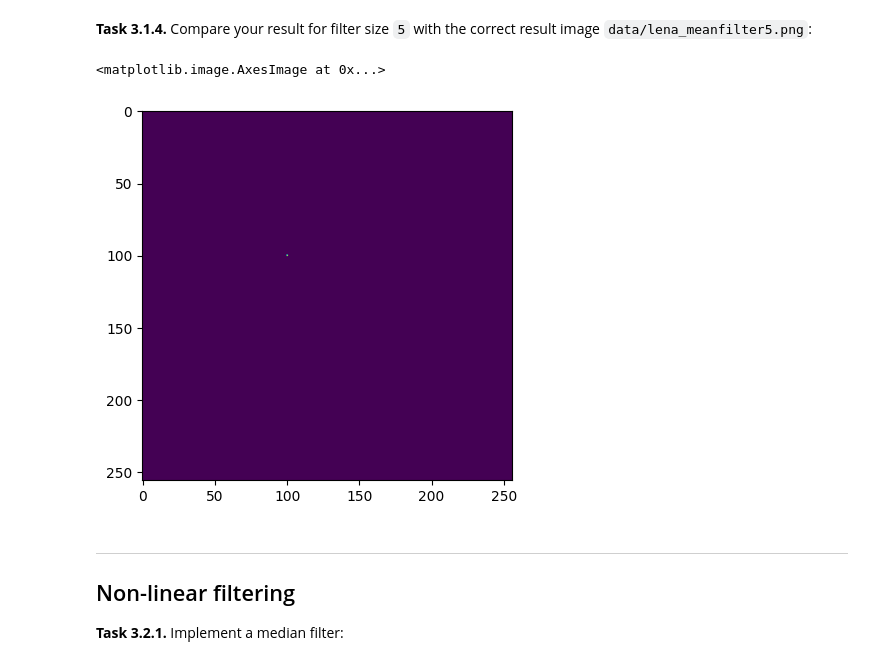
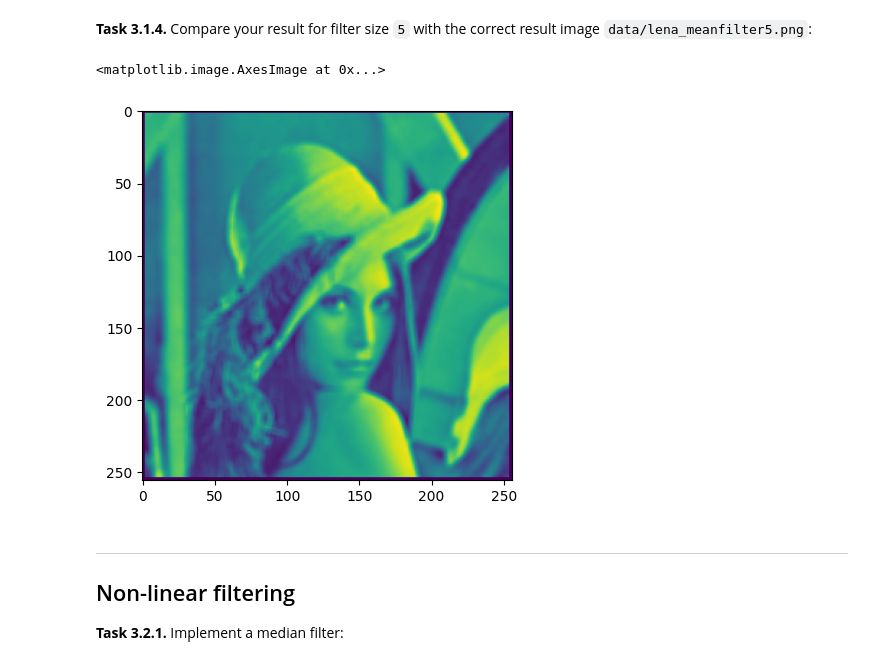
Before and after one commit to N1klasSchmidt/mobi-fs3-python, a Jupyter notebook: task3.ipynb, the cells around one changed output. Drawn from its saved outputs; the diff is of its cells as text; code cells hidden in the pictures.

```diff
--- a/task3.ipynb
+++ b/task3.ipynb
@@ -87,16 +61,11 @@ print(neighborhood_sum/(3**2))
 # %% [markdown]
 **<a id="#">Task 3.1.4.</a>** Compare your result for filter size `5` with the correct result image `data/lena_meanfilter5.png`:
-# %%
-result = np.zeros(lena.shape)
-neighborhood_sum = 0
-for q in np.ndindex(3, 3):
-    neighborhood_sum = neighborhood_sum + lena.copy()[tuple(map(lambda x, y: x + y, (100,100), q))]
-result[100,100] = neighborhood_sum / (3**2)
-
-plt.imshow(result)
-# %% [output]
-<matplotlib.image.AxesImage at 0x...>
-[figure, removed]
+# %%
+lena_correct = plt.imread('data/lena_meanfilter5.png')
+plt.imshow(lena_correct)
+# %% [output]
+<matplotlib.image.AxesImage at 0x...>
+[figure, added]
 # %% [markdown]
 ---
 
```
Also changed, not shown: parts of 12 cells of this notebook.
